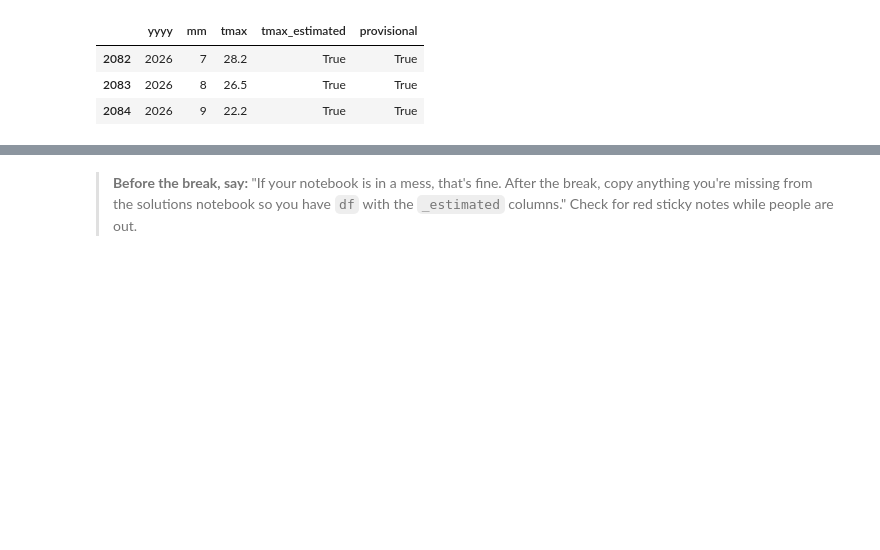
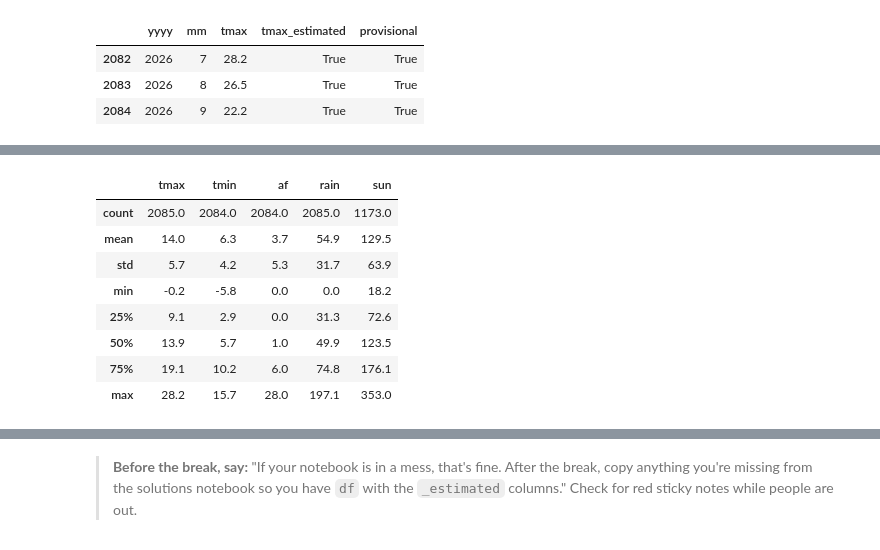
Before and after one commit to cafoala/cfrr-python-for-data-analysis, a Jupyter notebook: instructor/day1_demo.ipynb, the cells around one changed output, grey strips where cells are left out. Cells and saved outputs as stored; diff of their text form; code cells hidden in the pictures; blank space fills up the shorter version.

```diff
--- a/instructor/day1_demo.ipynb
+++ b/instructor/day1_demo.ipynb
@@ -394,0 +439,12 @@ We have kept every flag as its own column rather than deleting the estimated and
+# %%
+df[MEASURES].describe().round(1)
+# %% [output]
+|  | tmax | tmin | af | rain | sun |
+| count | 2085.0 | 2084.0 | 2084.0 | 2085.0 | 1173.0 |
+| mean | 14.0 | 6.3 | 3.7 | 54.9 | 129.5 |
+| std | 5.7 | 4.2 | 5.3 | 31.7 | 63.9 |
+| min | -0.2 | -5.8 | 0.0 | 0.0 | 18.2 |
+| 25% | 9.1 | 2.9 | 0.0 | 31.3 | 72.6 |
+| 50% | 13.9 | 5.7 | 1.0 | 49.9 | 123.5 |
+| 75% | 19.1 | 10.2 | 6.0 | 74.8 | 176.1 |
+| max | 28.2 | 15.7 | 28.0 | 197.1 | 353.0 |
```
Also changed, not shown: parts of 100 cells of this notebook, 3 other files.
